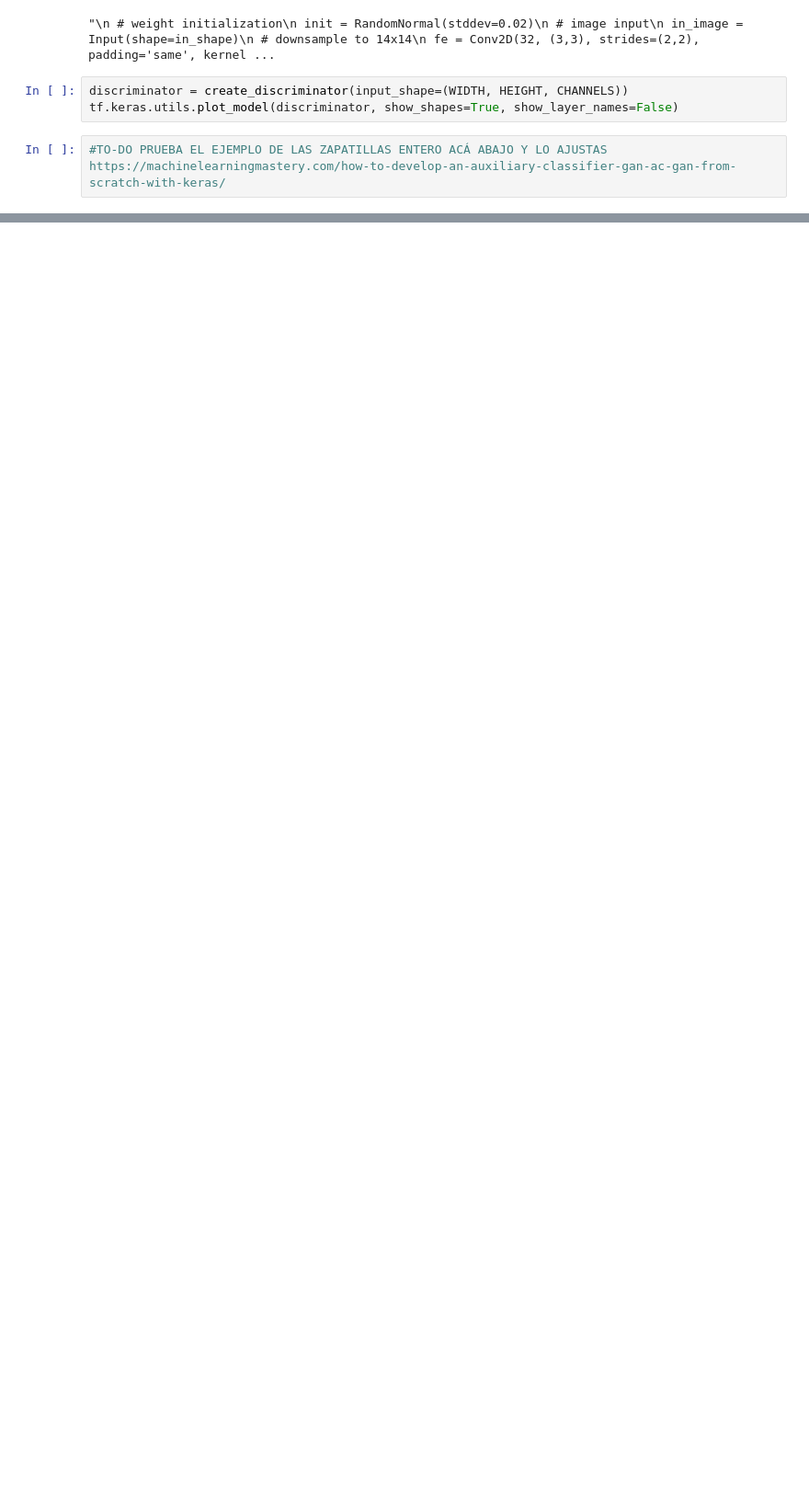
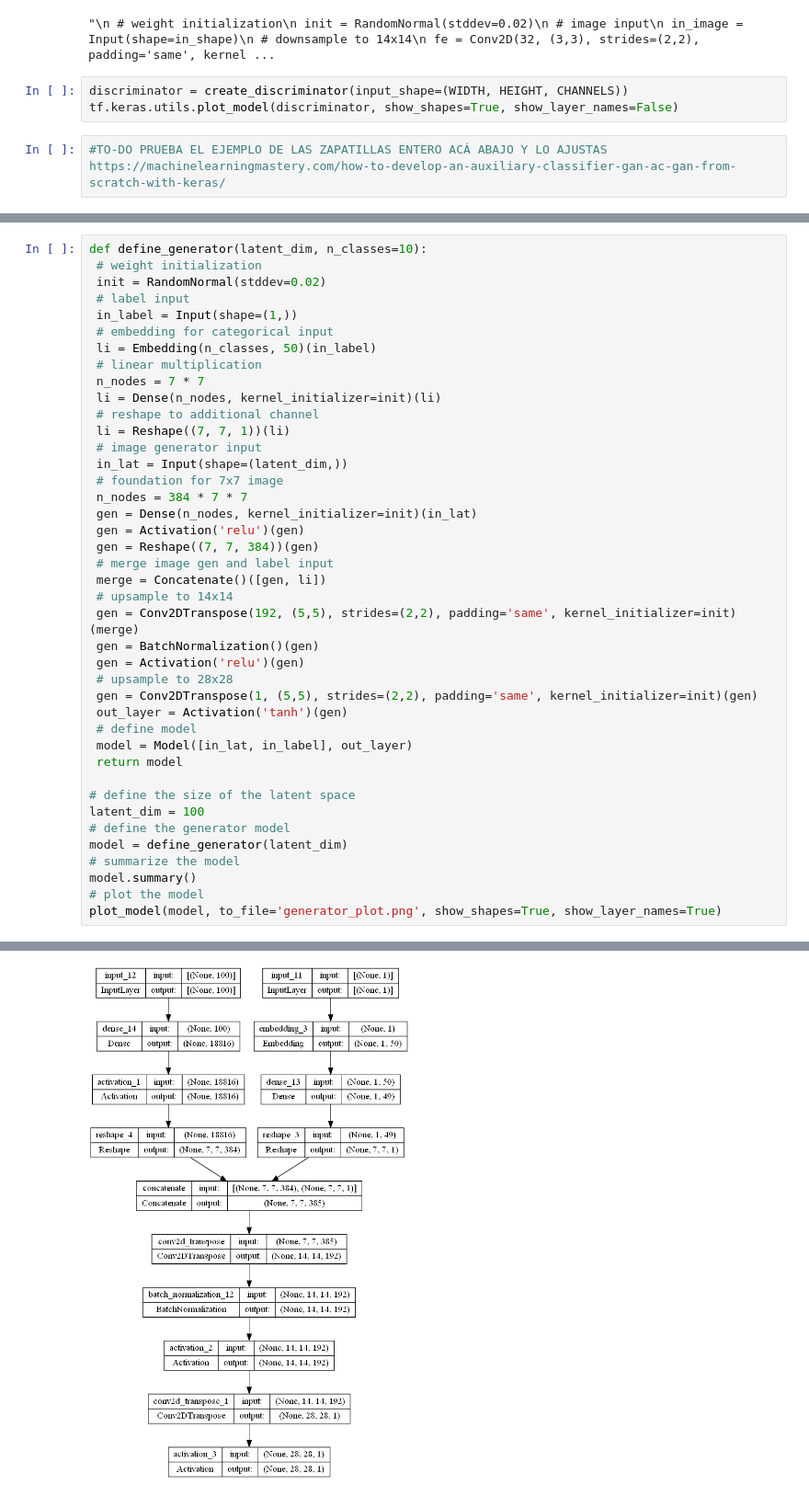
Before and after one commit to tardisfromtornspace/Agentes-Inteligentes, a Jupyter notebook: ACGAN-Algigantix.ipynb, the cells around one changed output, grey strips where cells are left out. Shown at 92% size. Saved outputs shown, nothing was run; the diff lists cells and outputs as text; blank space fills up the shorter version.

```diff
--- a/ACGAN-Algigantix.ipynb
+++ b/ACGAN-Algigantix.ipynb
@@ -250,0 +394,42 @@ tf.keras.utils.plot_model(discriminator, show_shapes=True, show_layer_names=Fals
+# %%
+def define_generator(latent_dim, n_classes=10):
+ # weight initialization
+ init = RandomNormal(stddev=0.02)
+ # label input
+ in_label = Input(shape=(1,))
+ # embedding for categorical input
+ li = Embedding(n_classes, 50)(in_label)
+ # linear multiplication
+ n_nodes = 7 * 7
+ li = Dense(n_nodes, kernel_initializer=init)(li)
+ # reshape to additional channel
+ li = Reshape((7, 7, 1))(li)
+ # image generator input
+ in_lat = Input(shape=(latent_dim,))
+ # foundation for 7x7 image
+ n_nodes = 384 * 7 * 7
+ gen = Dense(n_nodes, kernel_initializer=init)(in_lat)
+ gen = Activation('relu')(gen)
+ gen = Reshape((7, 7, 384))(gen)
+ # merge image gen and label input
+ merge = Concatenate()([gen, li])
+ # upsample to 14x14
+ gen = Conv2DTranspose(192, (5,5), strides=(2,2), padding='same', kernel_initializer=init)(merge)
+ gen = BatchNormalization()(gen)
+ gen = Activation('relu')(gen)
+ # upsample to 28x28
+ gen = Conv2DTranspose(1, (5,5), strides=(2,2), padding='same', kernel_initializer=init)(gen)
+ out_layer = Activation('tanh')(gen)
+ # define model
+ model = Model([in_lat, in_label], out_layer)
+ return model
+
+# define the size of the latent space
+latent_dim = 100
+# define the generator model
+model = define_generator(latent_dim)
+# summarize the model
+model.summary()
+# plot the model
+plot_model(model, to_file='generator_plot.png', show_shapes=True, show_layer_names=True)
+# %% [output]
@@ -250,0 +453 @@ tf.keras.utils.plot_model(discriminator, show_shapes=True, show_layer_names=Fals
+[figure, added]
```
Also changed, not shown: parts of 25 cells of this notebook, 5 other files.
